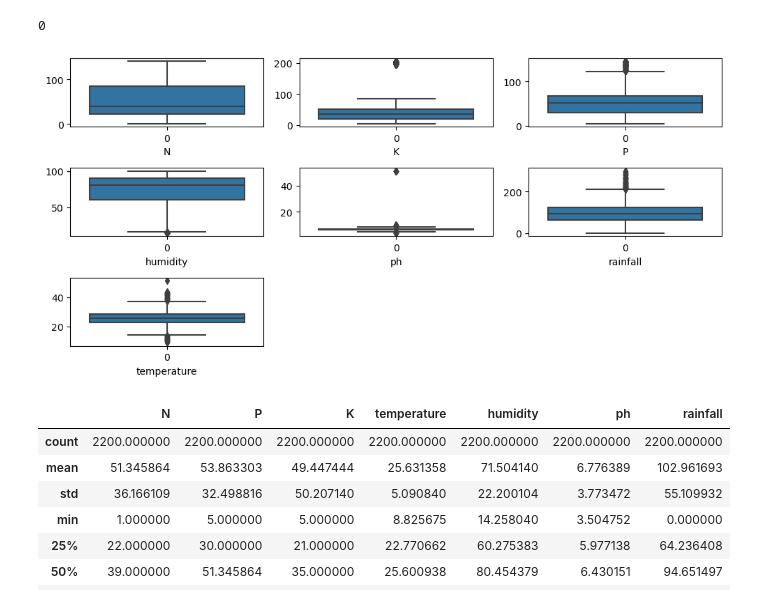
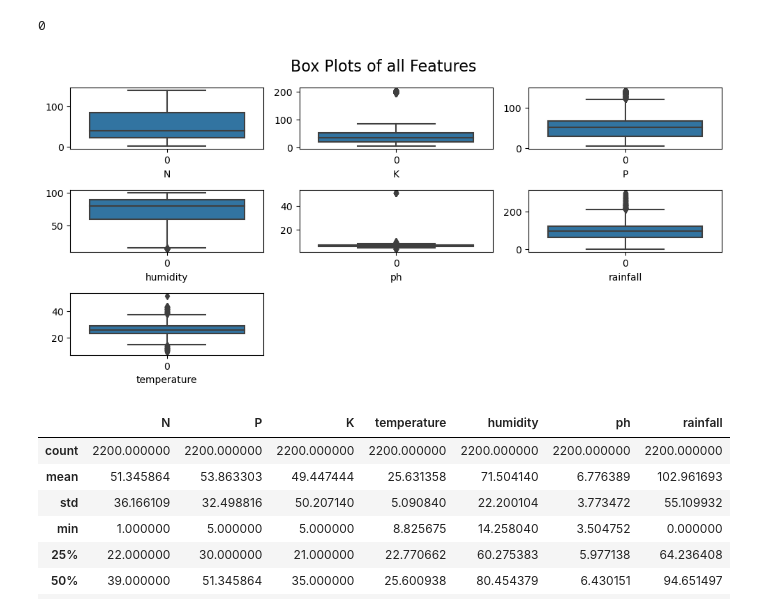
Before and after one commit to m-pulkit/Crop_Recommender, a Jupyter notebook: Crop_Recommender.ipynb, the cells around one changed output. Saved outputs shown, nothing was run; the diff lists cells and outputs as text; code cells hidden in the pictures.

```diff
--- a/Crop_Recommender.ipynb
+++ b/Crop_Recommender.ipynb
@@ -8,7 +6,7 @@ import seaborn as sns
 import warnings
 warnings.filterwarnings ('ignore')
 # %%
-data=pd.read_excel('C:/Users/pulki/OneDrive/Documents/Jupyter/datalabs-repo/Crop_recommendation.xlsx')
+data=pd.read_excel('datalabs-repo/Sprint 2 Project/Crop_recommendation.xlsx')
 # %%
 data.head(15)
 # %% [output]
@@ -165,17 +163,19 @@ b=data[["N","K","P","humidity","ph","rainfall","temperature"]]
 # %%
 plt.figure(figsize=(10,6))
 plotnumber=1
 
 for columns in b:
     if plotnumber<=7:
         ax=plt.subplot(4,3, plotnumber)
         sns.boxplot(b[columns])
         plt.xlabel(columns, fontsize=10)
 
     plotnumber+=1
+
+plt.suptitle('Box Plots of all Features', fontsize=16)
 plt.tight_layout()
 # %% [output]
-[figure, old version]
+[figure, new version]
 # %%
 data.describe()
 # %% [output]
```
Also changed, not shown: parts of 71 cells of this notebook, 18 other files.
